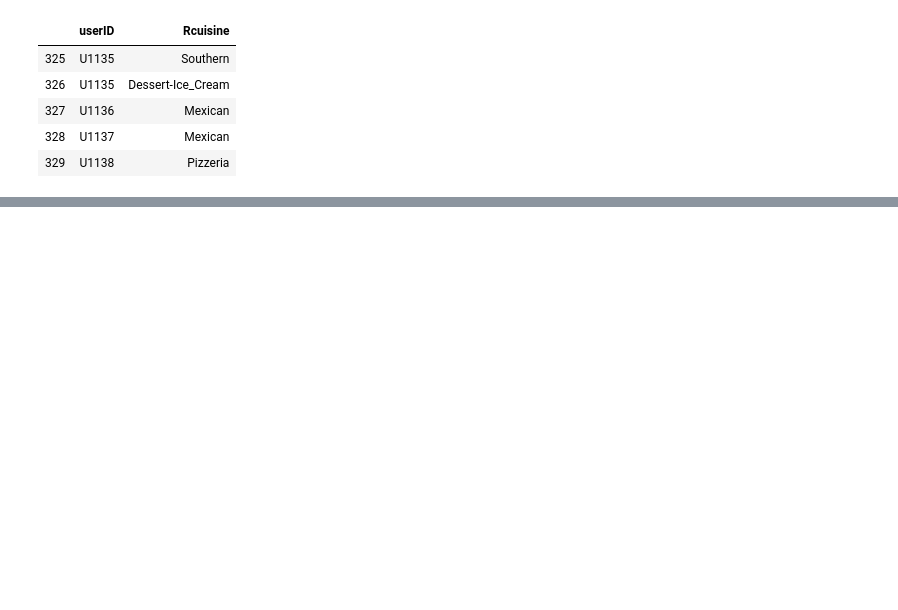
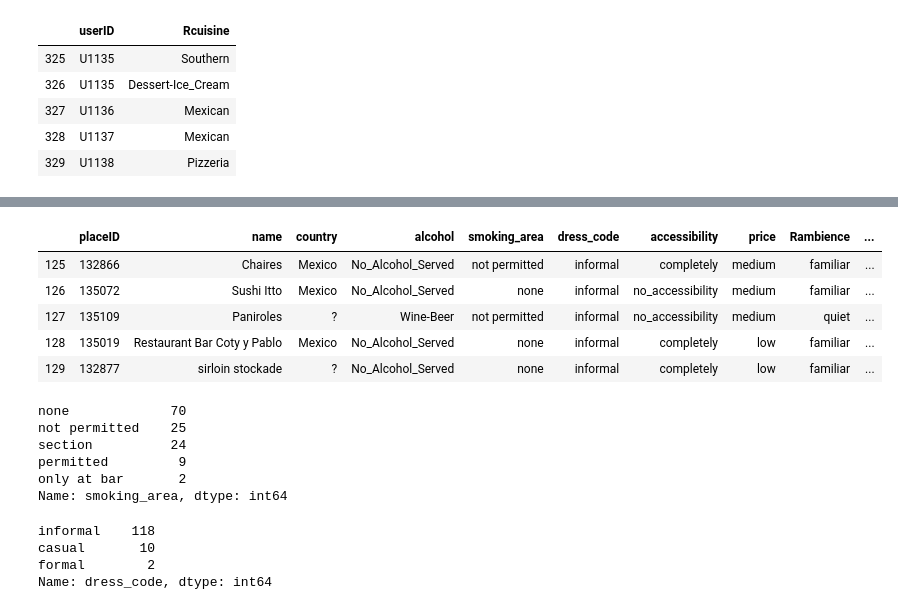
Before and after one commit to EdwinWalela/restaurant-recommender, a Jupyter notebook: Data analysis.ipynb, the cells around one changed output, grey strips where cells are left out. Cells and saved outputs as stored; diff of their text form; code cells hidden in the pictures; blank space fills up the shorter version.

```diff
--- a/Data analysis.ipynb
+++ b/Data analysis.ipynb
@@ -55,0 +84,23 @@ user_profile.head()
+# %%
+# Drop unneccesary features
+restaurants.drop(['latitude','longitude','the_geom_meter','address','city','state','fax'],axis=1,inplace=True)
+# %%
+restaurants.drop(['zip','url','other_services'],axis=1,inplace=True)
+# %%
+restaurants.tail()
+# %% [output]
+|  | placeID | name | country | alcohol | smoking_area | dress_code | accessibility | price | Rambience | ... |
+| 125 | 132866 | Chaires | Mexico | No_Alcohol_Served | not permitted | informal | completely | medium | familiar | ... |
+| 126 | 135072 | Sushi Itto | Mexico | No_Alcohol_Served | none | informal | no_accessibility | medium | familiar | ... |
+| 127 | 135109 | Paniroles | ? | Wine-Beer | not permitted | informal | no_accessibility | medium | quiet | ... |
+| 128 | 135019 | Restaurant Bar Coty y Pablo | Mexico | No_Alcohol_Served | none | informal | completely | low | familiar | ... |
+| 129 | 132877 | sirloin stockade | ? | No_Alcohol_Served | none | informal | completely | low | familiar | ... |
+# %%
+restaurants['smoking_area'].value_counts()
+# %% [output]
+none             70
+not permitted    25
+section          24
+permitted         9
+only at bar       2
+Name: smoking_area, dtype: int64
@@ -55,0 +116,7 @@ user_profile.head()
+# %%
+restaurants['dress_code'].value_counts()
+# %% [output]
+informal    118
+casual       10
+formal        2
+Name: dress_code, dtype: int64
```
Also changed, not shown: parts of 18 cells of this notebook.
